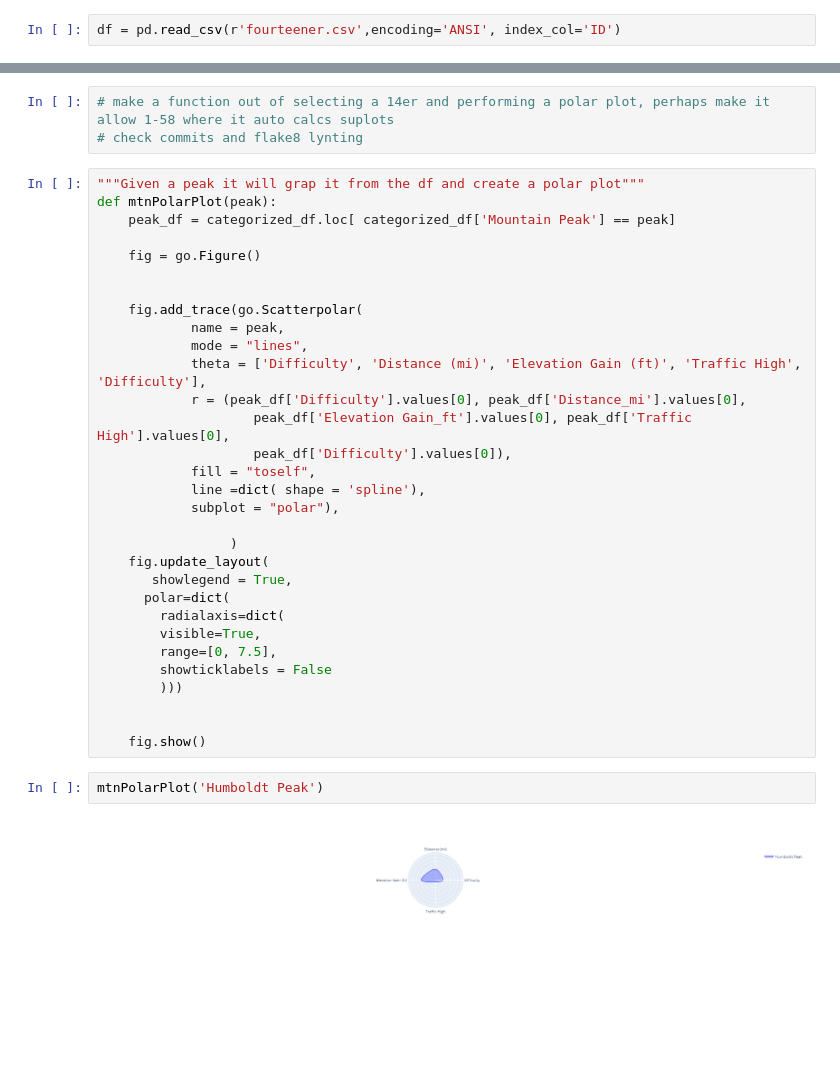
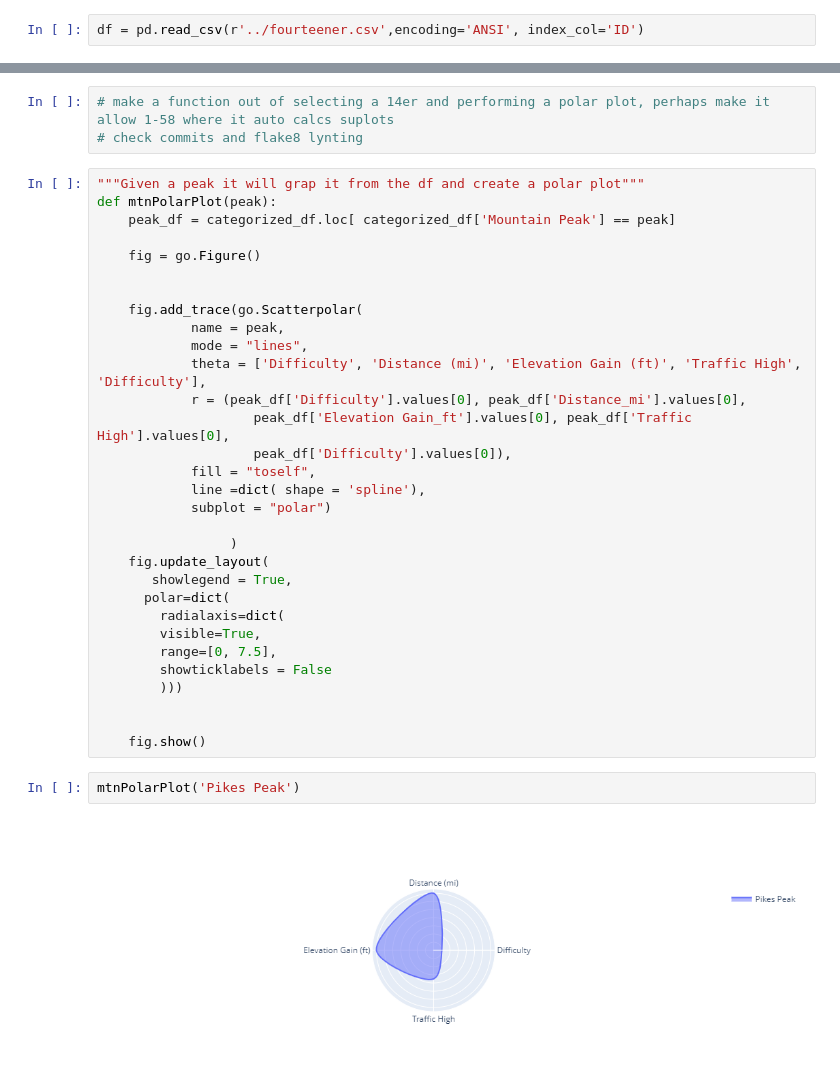
Before and after one commit to Treyhannam/Colorado-14ers, a Jupyter notebook: 14erproj.ipynb, the cells around one changed output, grey strips where cells are left out. Drawn from its saved outputs; the diff is of its cells as text; blank space fills up the shorter version.

Commit message:
created subplot

```diff
--- a/14erproj.ipynb
+++ b/14erproj.ipynb
@@ -24,7 +24,7 @@ import plotly.graph_objects as go
 # od.download('https://www.kaggle.com/mikeshout/14erpeaks')
 # os.rename('14er.csv', 'fourteener.csv')
 # %%
-df = pd.read_csv(r'fourteener.csv',encoding='ANSI', index_col='ID')
+df = pd.read_csv(r'../fourteener.csv',encoding='ANSI', index_col='ID')
 # %%
 df.head()
 # %% [output]
@@ -130,7 +131,7 @@ def mtnPolarPlot(peak):
                     peak_df['Difficulty'].values[0]),
             fill = "toself",
             line =dict( shape = 'spline'),
-            subplot = "polar"),
+            subplot = "polar")
 
                  )
     fig.update_layout(
@@ -145,6 +146,6 @@ def mtnPolarPlot(peak):
 
     fig.show()
 # %%
-mtnPolarPlot('Humboldt Peak')
+mtnPolarPlot('Pikes Peak')
 # %% [output]
-[figure, old version]
+[figure, new version]
```
Also changed, not shown: parts of 4 cells of this notebook.
